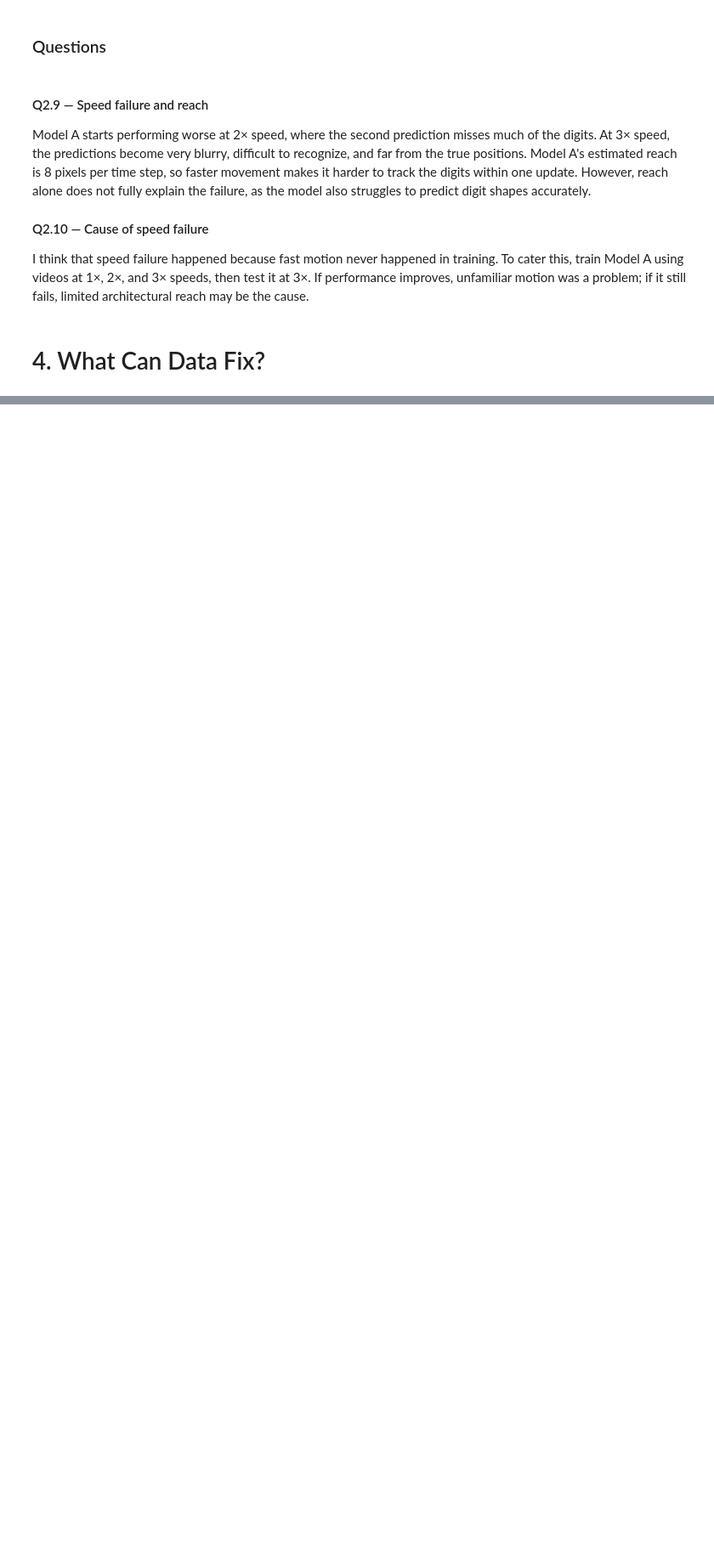
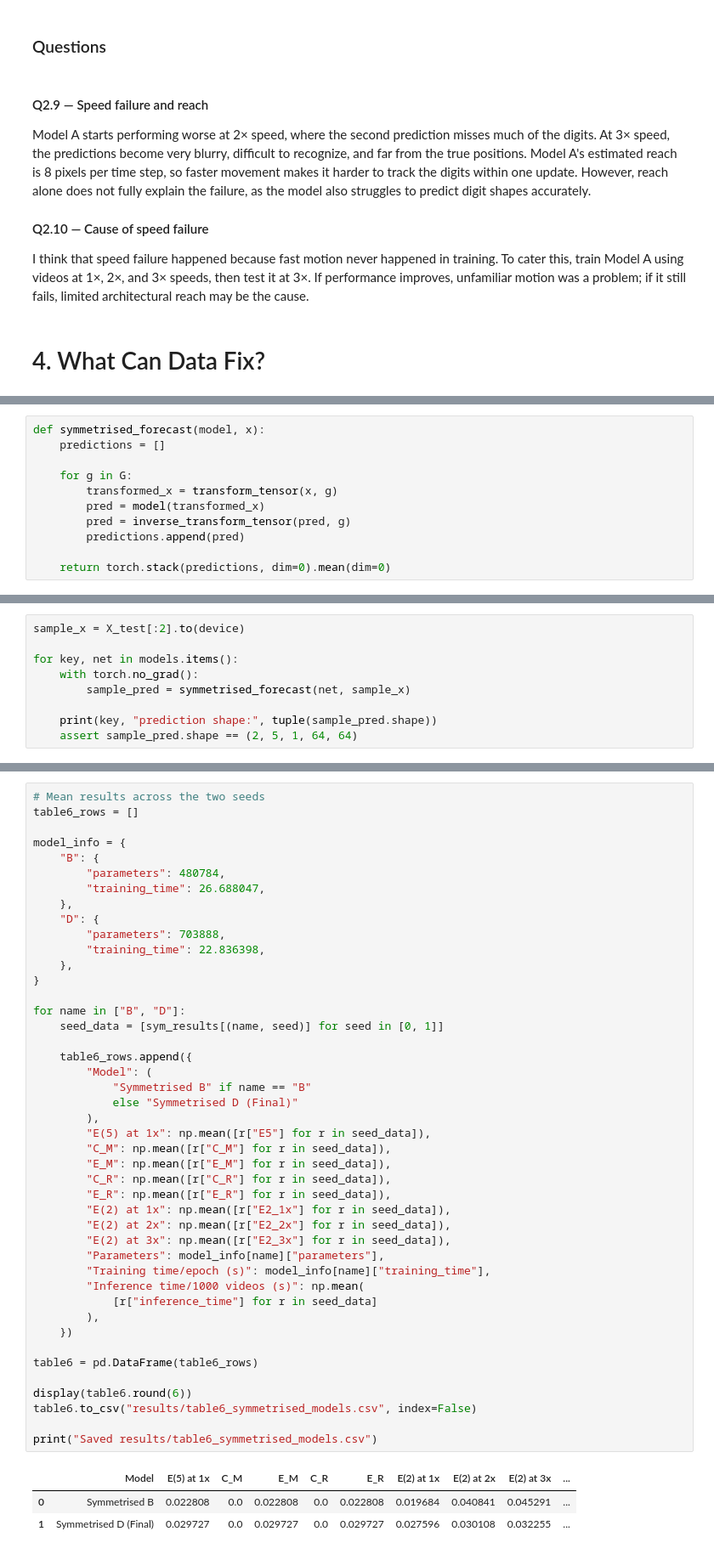
Before and after one commit to obaidhsn/25280049_Assignment2_DL4STG, a Jupyter notebook: 25280049_Question2.ipynb, the cells around one changed output, grey strips where cells are left out. Shown at 85% size. Cells and saved outputs as stored; diff of their text form; blank space fills up the shorter version.

```diff
--- a/25280049_Question2.ipynb
+++ b/25280049_Question2.ipynb
@@ -1494,0 +1933,11 @@ Model B will improve performance on mirrored and rotated videos, while Model C s
+# %%
+def symmetrised_forecast(model, x):
+    predictions = []
+
+    for g in G:
+        transformed_x = transform_tensor(x, g)
+        pred = model(transformed_x)
+        pred = inverse_transform_tensor(pred, g)
+        predictions.append(pred)
+
+    return torch.stack(predictions, dim=0).mean(dim=0)
@@ -1494,0 +1975,9 @@ Model B will improve performance on mirrored and rotated videos, while Model C s
+# %%
+sample_x = X_test[:2].to(device)
+
+for key, net in models.items():
+    with torch.no_grad():
+        sample_pred = symmetrised_forecast(net, sample_x)
+
+    print(key, "prediction shape:", tuple(sample_pred.shape))
+    assert sample_pred.shape == (2, 5, 1, 64, 64)
@@ -1494,0 +2087,48 @@ Model B will improve performance on mirrored and rotated videos, while Model C s
+# %%
+# Mean results across the two seeds
+table6_rows = []
+
+model_info = {
+    "B": {
+        "parameters": 480784,
+        "training_time": 26.688047,
+    },
+    "D": {
+        "parameters": 703888,
+        "training_time": 22.836398,
+    },
+}
+
+for name in ["B", "D"]:
+    seed_data = [sym_results[(name, seed)] for seed in [0, 1]]
+
+    table6_rows.append({
+        "Model": (
+            "Symmetrised B" if name == "B"
+            else "Symmetrised D (Final)"
+        ),
+        "E(5) at 1x": np.mean([r["E5"] for r in seed_data]),
+        "C_M": np.mean([r["C_M"] for r in seed_data]),
+        "E_M": np.mean([r["E_M"] for r in seed_data]),
+        "C_R": np.mean([r["C_R"] for r in seed_data]),
+        "E_R": np.mean([r["E_R"] for r in seed_data]),
+        "E(2) at 1x": np.mean([r["E2_1x"] for r in seed_data]),
+        "E(2) at 2x": np.mean([r["E2_2x"] for r in seed_data]),
+        "E(2) at 3x": np.mean([r["E2_3x"] for r in seed_data]),
+        "Parameters": model_info[name]["parameters"],
+        "Training time/epoch (s)": model_info[name]["training_time"],
+        "Inference time/1000 videos (s)": np.mean(
+            [r["inference_time"] for r in seed_data]
+        ),
+    })
+
+table6 = pd.DataFrame(table6_rows)
+
+display(table6.round(6))
+table6.to_csv("results/table6_symmetrised_models.csv", index=False)
+
+print("Saved results/table6_symmetrised_models.csv")
+# %% [output]
+|  | Model | E(5) at 1x | C_M | E_M | C_R | E_R | E(2) at 1x | E(2) at 2x | E(2) at 3x | ... |
+| 0 | Symmetrised B | 0.022808 | 0.0 | 0.022808 | 0.0 | 0.022808 | 0.019684 | 0.040841 | 0.045291 | ... |
+| 1 | Symmetrised D (Final) | 0.029727 | 0.0 | 0.029727 | 0.0 | 0.029727 | 0.027596 | 0.030108 | 0.032255 | ... |
```
Also changed, not shown: parts of 52 cells of this notebook, 20 other files.
